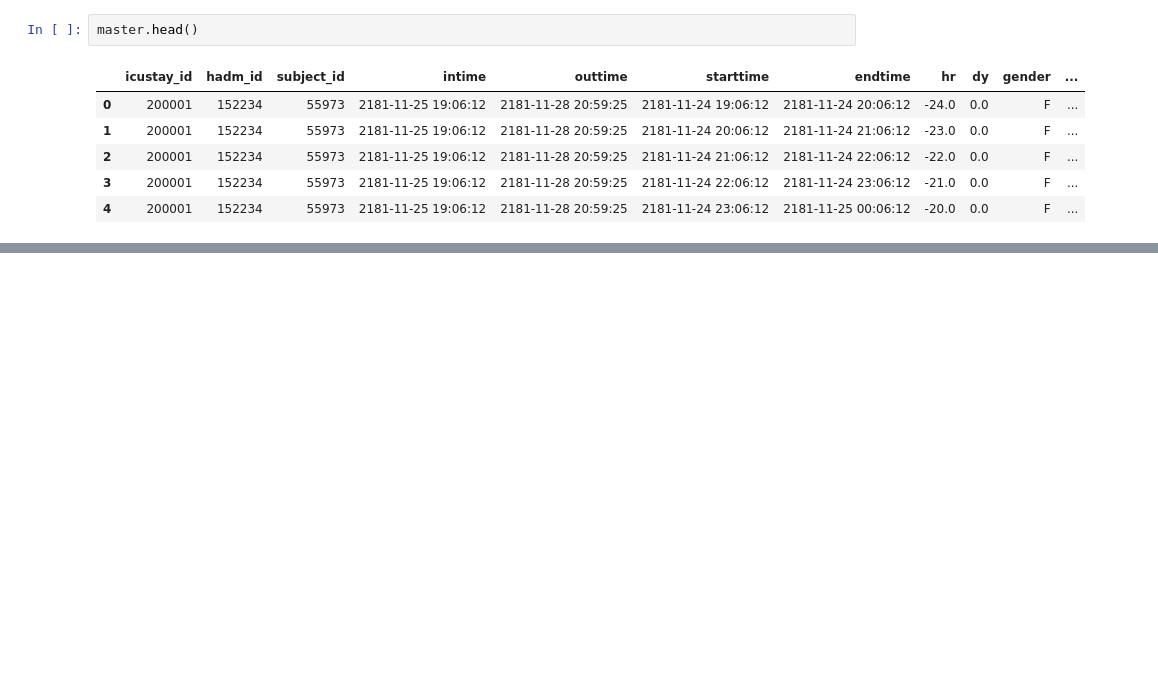
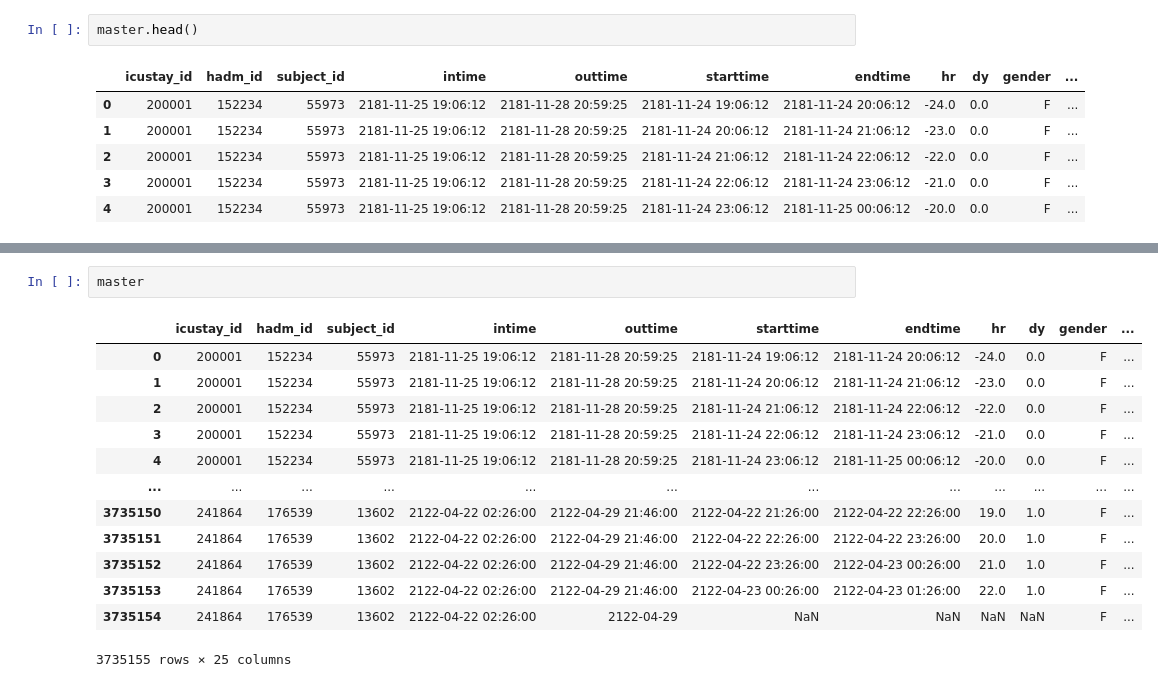
Before and after one commit to JoshyB14/Capstone_Project, a Jupyter notebook: capstone.ipynb, the cells around one changed output, grey strips where cells are left out. Saved outputs shown, nothing was run; the diff lists cells and outputs as text; blank space fills up the shorter version.

```diff
--- a/capstone.ipynb
+++ b/capstone.ipynb
@@ -393,0 +406,16 @@ master.head()
+# %%
+master
+# %% [output]
+|  | icustay_id | hadm_id | subject_id | intime | outtime | starttime | endtime | hr | dy | gender | ... |
+| 0 | 200001 | 152234 | 55973 | 2181-11-25 19:06:12 | 2181-11-28 20:59:25 | 2181-11-24 19:06:12 | 2181-11-24 20:06:12 | -24.0 | 0.0 | F | ... |
+| 1 | 200001 | 152234 | 55973 | 2181-11-25 19:06:12 | 2181-11-28 20:59:25 | 2181-11-24 20:06:12 | 2181-11-24 21:06:12 | -23.0 | 0.0 | F | ... |
+| 2 | 200001 | 152234 | 55973 | 2181-11-25 19:06:12 | 2181-11-28 20:59:25 | 2181-11-24 21:06:12 | 2181-11-24 22:06:12 | -22.0 | 0.0 | F | ... |
+| 3 | 200001 | 152234 | 55973 | 2181-11-25 19:06:12 | 2181-11-28 20:59:25 | 2181-11-24 22:06:12 | 2181-11-24 23:06:12 | -21.0 | 0.0 | F | ... |
+| 4 | 200001 | 152234 | 55973 | 2181-11-25 19:06:12 | 2181-11-28 20:59:25 | 2181-11-24 23:06:12 | 2181-11-25 00:06:12 | -20.0 | 0.0 | F | ... |
+| ... | ... | ... | ... | ... | ... | ... | ... | ... | ... | ... | ... |
+| 3735150 | 241864 | 176539 | 13602 | 2122-04-22 02:26:00 | 2122-04-29 21:46:00 | 2122-04-22 21:26:00 | 2122-04-22 22:26:00 | 19.0 | 1.0 | F | ... |
+| 3735151 | 241864 | 176539 | 13602 | 2122-04-22 02:26:00 | 2122-04-29 21:46:00 | 2122-04-22 22:26:00 | 2122-04-22 23:26:00 | 20.0 | 1.0 | F | ... |
+| 3735152 | 241864 | 176539 | 13602 | 2122-04-22 02:26:00 | 2122-04-29 21:46:00 | 2122-04-22 23:26:00 | 2122-04-23 00:26:00 | 21.0 | 1.0 | F | ... |
+| 3735153 | 241864 | 176539 | 13602 | 2122-04-22 02:26:00 | 2122-04-29 21:46:00 | 2122-04-23 00:26:00 | 2122-04-23 01:26:00 | 22.0 | 1.0 | F | ... |
+| 3735154 | 241864 | 176539 | 13602 | 2122-04-22 02:26:00 | 2122-04-29 | NaN | NaN | NaN | NaN | F | ... |
+3735155 rows × 25 columns
```
Also changed, not shown: parts of 1 cell of this notebook.
